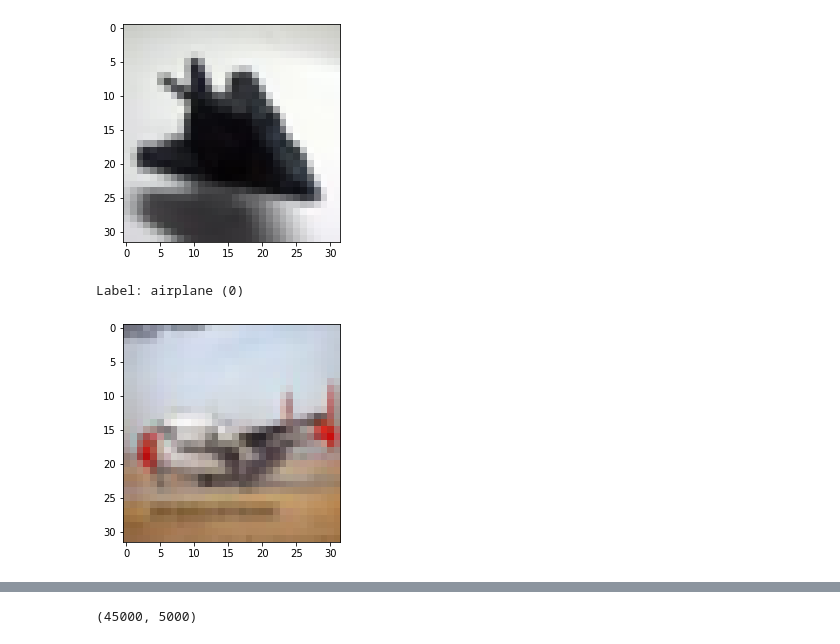
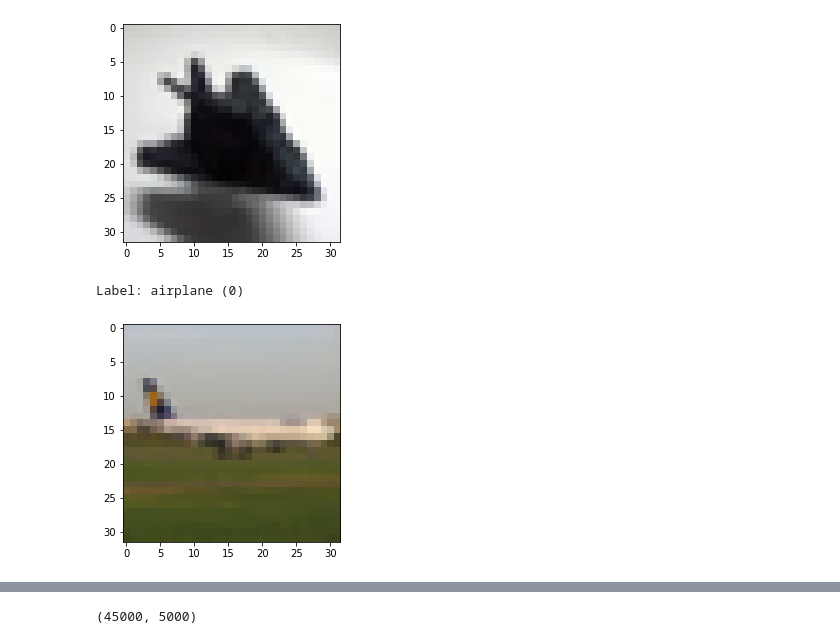
Before and after one commit to eunjoo-ny/ML-Code, a Jupyter notebook: 4_Lesson_4_Image_Classification_with_Convolutional_Neural_Networks.ipynb, the cells around one changed output, grey strips where cells are left out. Cells and saved outputs as stored; diff of their text form; code cells hidden in the pictures.

```diff
--- a/4_Lesson_4_Image_Classification_with_Convolutional_Neural_Networks.ipynb
+++ b/4_Lesson_4_Image_Classification_with_Convolutional_Neural_Networks.ipynb
@@ -88,7 +115,7 @@ show_example(*dataset[0])
 Label: airplane (0)
 [figure]
 # %%
-show_example(*dataset[1099])
+show_example(*dataset[1199])
 # %% [output]
 Label: airplane (0)
-[figure, old version]
+[figure, new version]
```
Also changed, not shown: parts of 70 cells of this notebook.
